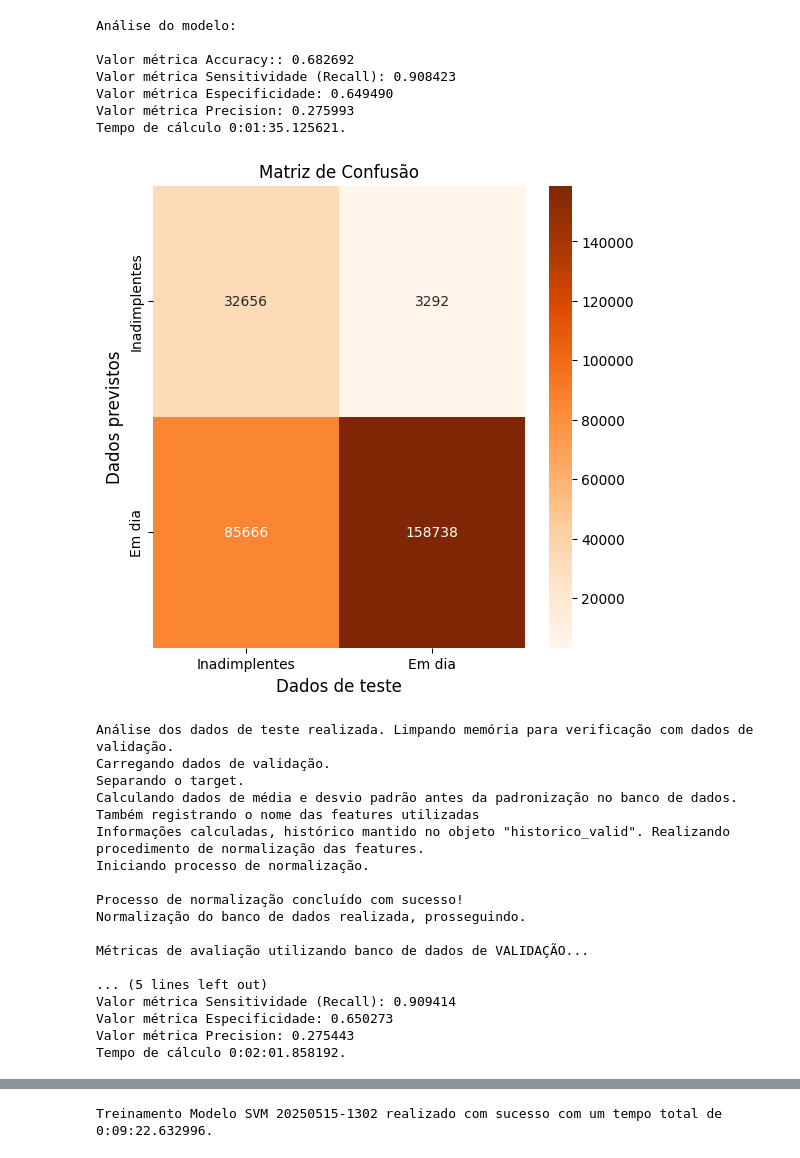
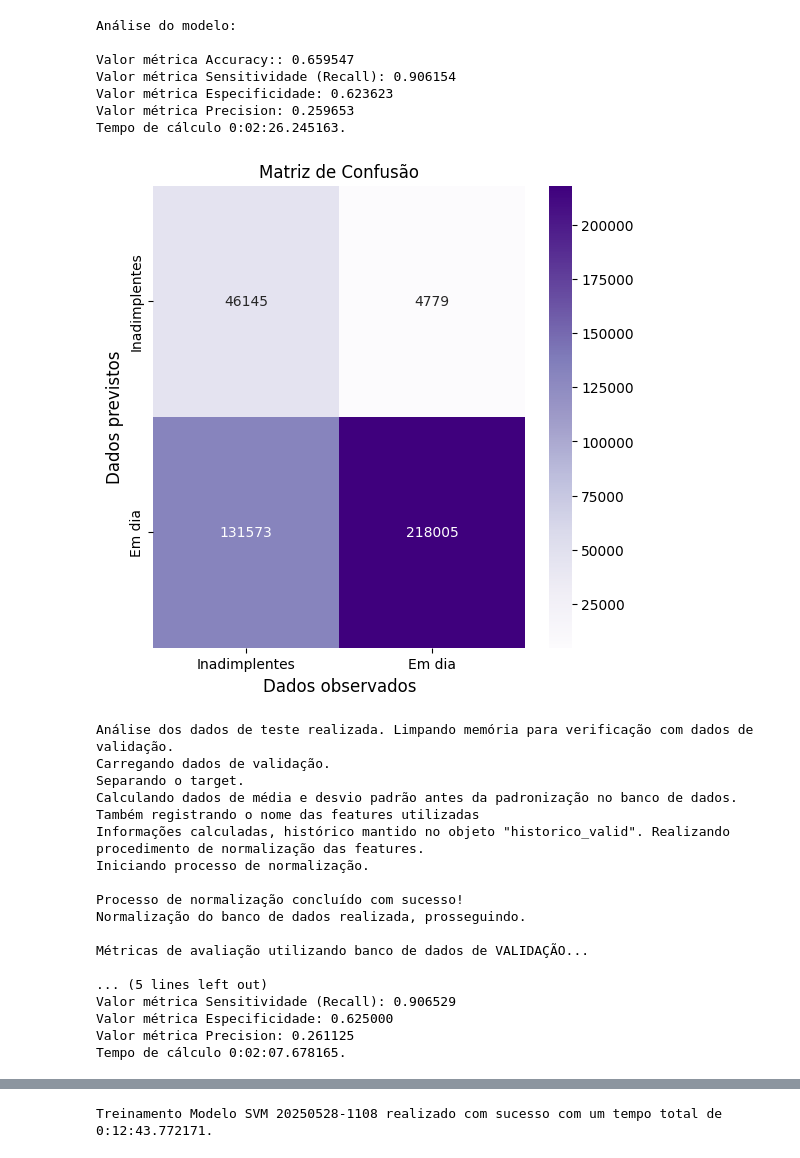
Before and after one commit to CarecaRS/TCC_USP, a Jupyter notebook: tcc.ipynb, the cells around one changed output, grey strips where cells are left out. Cells and saved outputs as stored; diff of their text form; code cells hidden in the pictures.

```diff
--- a/tcc.ipynb
+++ b/tcc.ipynb
@@ -217,7 +217,7 @@ def carregamento_treino(percentual=1):
 
 
 # Análise das métricas e geração da matriz de confusão
-def analise_metricas(classif=None, X=pd.DataFrame, y=pd.Series):
+def analise_metricas(classif=None, X=pd.DataFrame, y=pd.Series, color='Oranges'):
     """
     Args:
     - classif: o algoritmo utilizado (o objeto que processa o .fit)
@@ -230,7 +230,7 @@ def analise_metricas(classif=None, X=pd.DataFrame, y=pd.Series):
         # ------ Cálculo das métricas do modelo
         print('Realizando a previsão dos valores do banco de dados e calculando as métricas de avaliação.\n')
         inicio_prev = timer()
-        ypred = classif.predict(X)  # previsão dos dados de teste
+        ypred = classif.predict(X).astype(int)  # previsão dos dados de teste, astype garante que o output não seja float (caso do TF)
         acc = accuracy_score(y, ypred)  # cálculo accuracy (eficiência geral do modelo)
         sens = recall_score(y, ypred, pos_label=1)  # cálculo da sensitividade/recall (taxa de acerto dos eventos)
         spec = recall_score(y, ypred, pos_label=0)  # cálculo da especificidade (taxa de acerto dos não-eventos)
@@ -245,17 +245,18 @@ def analise_metricas(classif=None, X=pd.DataFrame, y=pd.Series):
         print(f'Tempo de cálculo {timedelta(seconds=fim_prev-inicio_prev)}.')
         print('\n')
 
+
         # ------ Matriz de confusão
         conf_matrix = metrics.confusion_matrix(y.default.values.astype('int'), ypred, labels=[1, 0])
         plt.figure(figsize=(6, 6))
         sns.heatmap(conf_matrix,
                     fmt='d',
                     annot=True,
-                    cmap='Oranges',
+                    cmap=color,
                     xticklabels=['Inadimplentes', 'Em dia'],
                     yticklabels=['Inadimplentes', 'Em dia'])
         plt.title(f'Matriz de Confusão', fontsize=12)
-        plt.xlabel('Dados de teste', fontsize=12)
+        plt.xlabel('Dados observados', fontsize=12)
         plt.ylabel('Dados previstos', fontsize=12)
         plt.show()
 # %%
@@ -1745,23 +1809,30 @@ from sklearn.svm import SVC
 try:
     print('Iniciando timer geral e carregando banco de dados de treino.')
     inicio_geral = timer()
-    train_data, test_data = carregamento_treino(0.7)
+    try:
+        if any(treino_x) or any(treino_y):
+            print('Bancos de dados de treino e teste já existente, inibindo carregamento dos dados.\n')
+    except:
+        train_data, test_data = carregamento_treino(0.999999)
 
-    print('Calculando dados de média e desvio padrão antes da padronização no banco de dados. Também registrando o nome das features utilizadas')
-    historico, norm = parametros_zscore(train_data, norm=False)
-    print('Informações calculadas, histórico mantido no objeto "historico".\n')
-    tcc_zscore(train_data, norm)
-    print('Normalização do banco de dados realizada, prosseguindo.\n')
+        print('Calculando dados de média e desvio padrão antes da padronização no banco de dados. Também registrando o nome das features utilizadas')
+        historico, norm = parametros_zscore(train_data, norm=False)
+        print('Informações calculadas, histórico mantido no objeto "historico".\n')
+        tcc_zscore(train_data, norm)
+        print('Normalização do banco de dados realizada, prosseguindo.\n')
 
 
-    # ------ Separação dados de treino e teste
-    print('Realizando procedimentos de separação de amostras para treino do modelo.')
-    target = ['default']
-    tamanho_treino = 0.8
-    treino_x, teste_x, treino_y, teste_y = train_test_split(train_data, test_data, train_size=tamanho_treino, random_state=1)
-    print('Liberando memória...')
-    del train_data, test_data  # libera memória
-    print('Pronto.\n')
+        # ------ Separação dados de treino e teste
+        print('Realizando procedimentos de separação de amostras para treino do modelo.')
+        target = ['default']
+        tamanho_treino = 0.8
+        treino_x, teste_x, treino_y, teste_y = train_test_split(train_data, test_data, train_size=tamanho_treino, random_state=1)
+        print('Liberando memória...')
+        del train_data, test_data  # libera memória
+        print('Pronto.\n')
+
+        print(f'Número de observações para treino: {treino_x.shape[0]}')
+        print(f'Número de observações para teste: {teste_x.shape[0]}\n')
 
 
     # ------ Parâmetros do modelo
@@ -1782,7 +1853,7 @@ try:
 
     # ------ Cálculo das métricas do modelo com os dados de teste
     print('Métricas de avaliação utilizando banco de dados de TESTE...\n')
-    analise_metricas(classif=classif_svm, X=teste_x, y=teste_y)
+    analise_metricas(classif=classif_svm, X=teste_x, y=teste_y, color='Purples')
 
 
     # ------ Previsão e métricas com os dados de validação
@@ -1791,6 +1862,7 @@ try:
     print('Carregando dados de validação.')
     validacao = pd.read_parquet('data/validacao.parquet')
     print('Separando o target.')
+    target = ['default']
     valid_y = validacao[target]
     valid_x = validacao.drop(target, axis=1)
 
@@ -1803,7 +1875,7 @@ try:
 
     # ------ Cálculo das métricas do modelo com os dados de teste
     print('Métricas de avaliação utilizando banco de dados de VALIDAÇÃO...\n')
-    analise_metricas(classif=classif_svm, X=valid_x, y=valid_y)
+    analise_metricas(classif=classif_svm, X=valid_x, y=valid_y, color='Purples')
 
 
     # ------ Treinamento e resultados prontos
@@ -1843,15 +1912,15 @@ Modelo SVM 20250515-1302 treinado no tempo total de 0:05:30.961771.
 
 Métricas de avaliação utilizando banco de dados de TESTE...
 
 Realizando a previsão dos valores do banco de dados e calculando as métricas de avaliação.
 Análise do modelo:
 
-Valor métrica Accuracy:: 0.682692
-Valor métrica Sensitividade (Recall): 0.908423
-Valor métrica Especificidade: 0.649490
-Valor métrica Precision: 0.275993
-Tempo de cálculo 0:01:35.125621.
+Valor métrica Accuracy:: 0.659547
+Valor métrica Sensitividade (Recall): 0.906154
+Valor métrica Especificidade: 0.623623
+Valor métrica Precision: 0.259653
+Tempo de cálculo 0:02:26.245163.
-[figure, old version]
+[figure, new version]
 Análise dos dados de teste realizada. Limpando memória para verificação com dados de validação.
 Carregando dados de validação.
 Separando o target.
@@ -1865,7 +1934,7 @@ Normalização do banco de dados realizada, prosseguindo.
 Métricas de avaliação utilizando banco de dados de VALIDAÇÃO...
 
 ... (5 lines left out)
-Valor métrica Sensitividade (Recall): 0.909414
-Valor métrica Especificidade: 0.650273
-Valor métrica Precision: 0.275443
-Tempo de cálculo 0:02:01.858192.
+Valor métrica Sensitividade (Recall): 0.906529
+Valor métrica Especificidade: 0.625000
+Valor métrica Precision: 0.261125
+Tempo de cálculo 0:02:07.678165.
@@ -1873,3 +1942,3 @@ Tempo de cálculo 0:02:01.858192.
-Treinamento Modelo SVM 20250515-1302 realizado com sucesso com um tempo total de 0:09:22.632996.
+Treinamento Modelo SVM 20250528-1108 realizado com sucesso com um tempo total de 0:12:43.772171.
 # %% [markdown]
 # A FAZER
```
Also changed, not shown: parts of 6 cells of this notebook, 1 other file.
